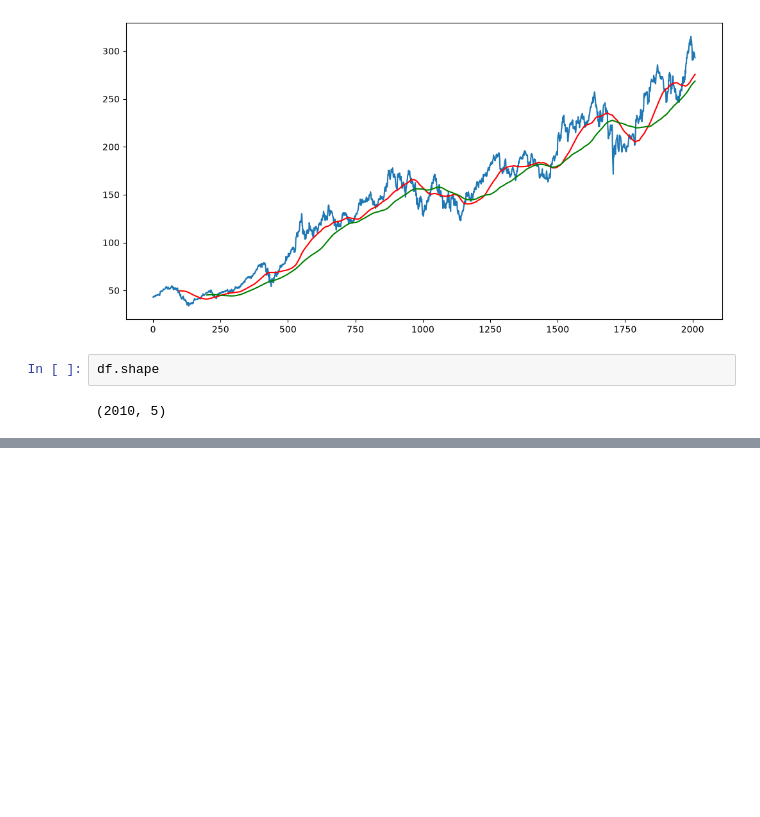
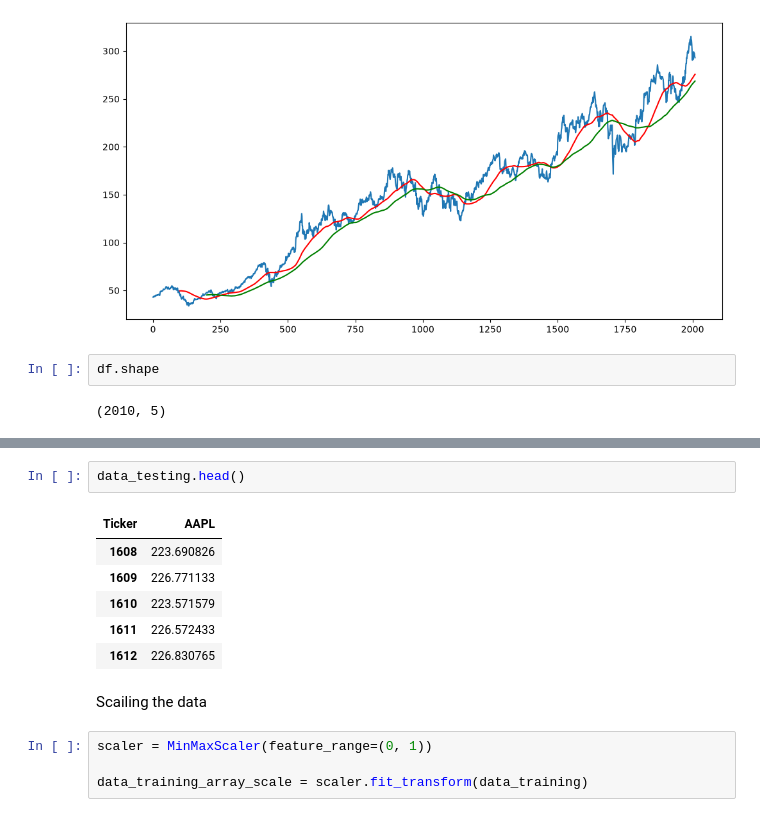
Before and after one commit to Subhadip-cloudCoder/Stock-Price-Predtiction-Model, a Jupyter notebook: notebook/main.ipynb, the cells around one changed output, grey strips where cells are left out. Cells and saved outputs as stored; diff of their text form; blank space fills up the shorter version.

```diff
--- a/notebook/main.ipynb
+++ b/notebook/main.ipynb
@@ -114,0 +141,15 @@ df.shape
+# %%
+data_testing.head()
+# %% [output]
+| Ticker | AAPL |
+| 1608 | 223.690826 |
+| 1609 | 226.771133 |
+| 1610 | 223.571579 |
+| 1611 | 226.572433 |
+| 1612 | 226.830765 |
+# %% [markdown]
+Scailing the data
+# %%
+scaler = MinMaxScaler(feature_range=(0, 1))
+
+data_training_array_scale = scaler.fit_transform(data_training)
```
Also changed, not shown: parts of 8 cells of this notebook.
